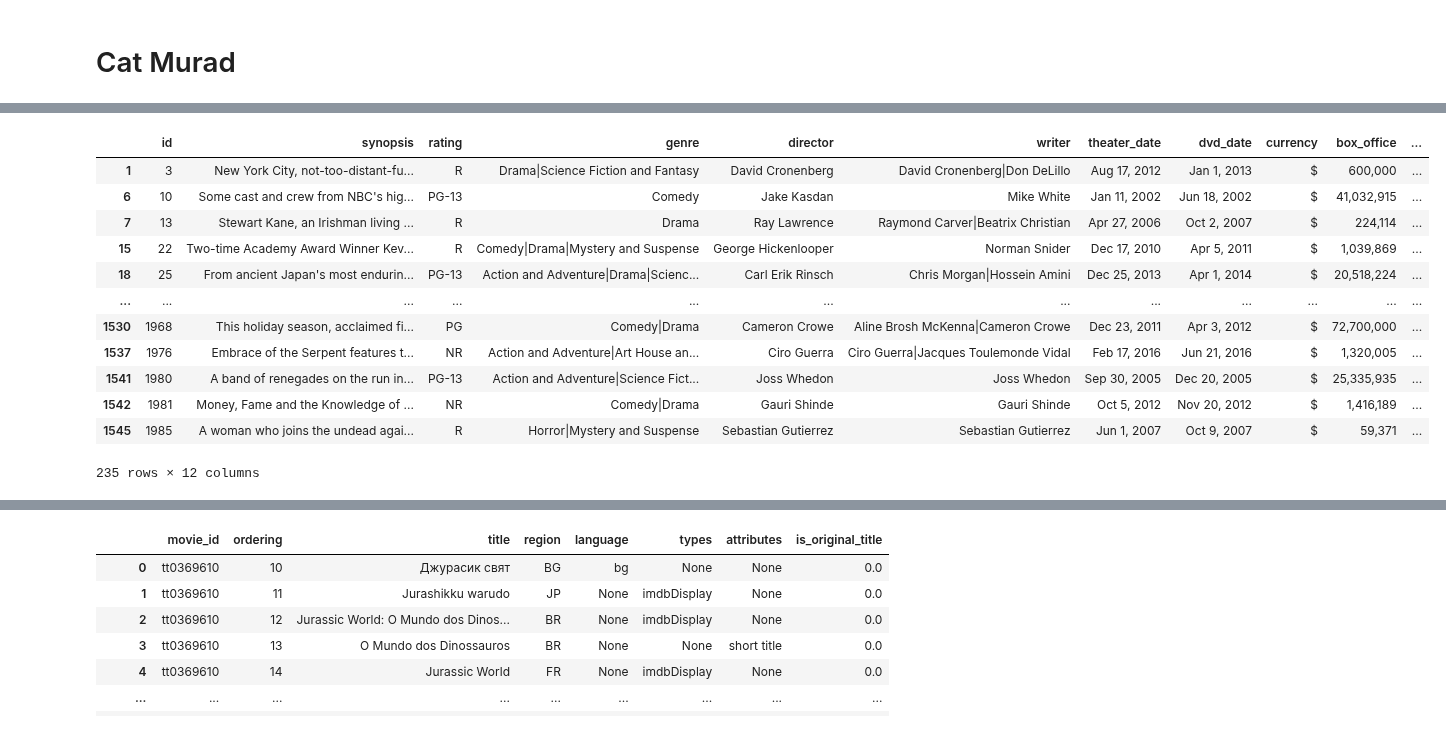
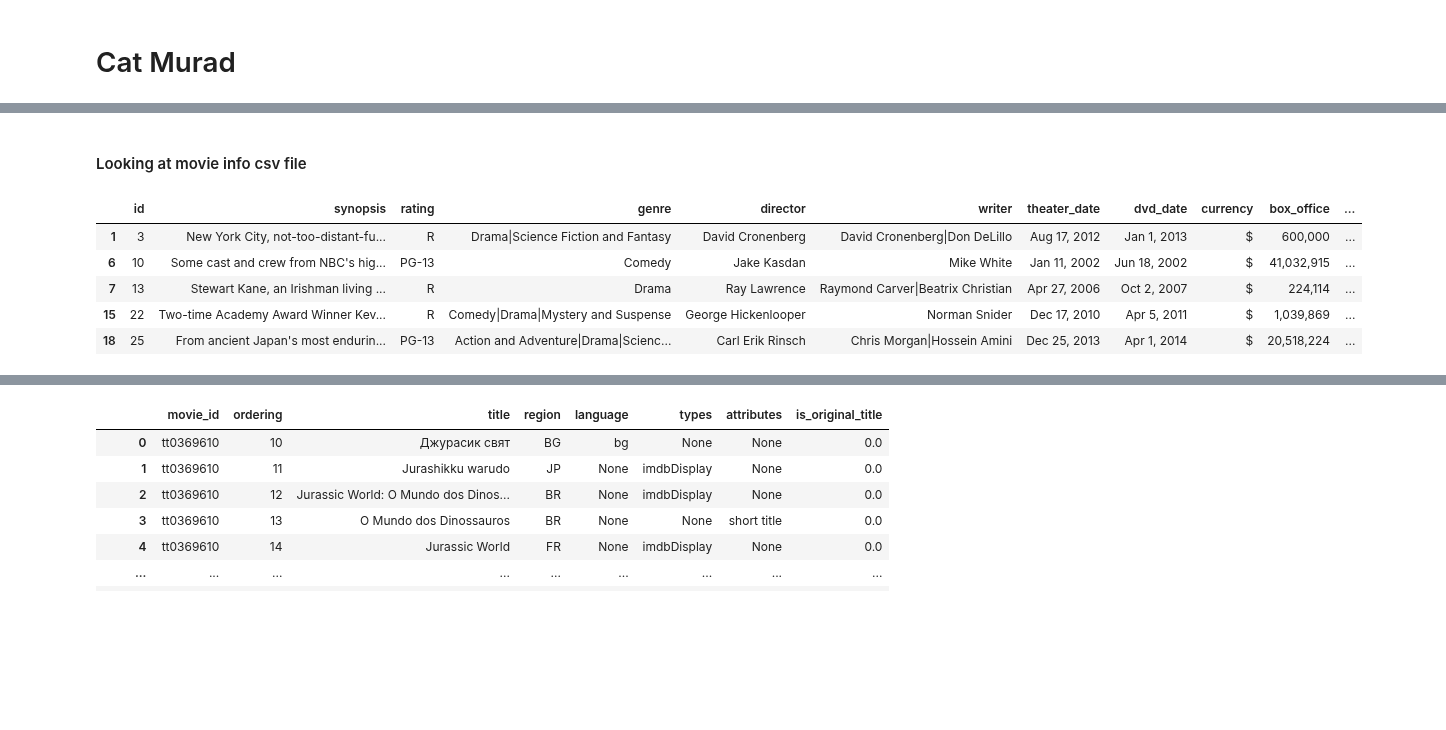
Before and after one commit to mehince/group-1-capstone, a Jupyter notebook: student.ipynb, the cells around one changed output, grey strips where cells are left out. Drawn from its saved outputs; the diff is of its cells as text; code cells hidden in the pictures; blank space fills up the shorter version.

```diff
--- a/student.ipynb
+++ b/student.ipynb
@@ -36,20 +28,16 @@ df_gross.head()
+# %% [markdown]
+#### Looking at movie info csv file
 # %%
+# read in csv file
 df_info = pd.read_csv('zippedData/rt.movie_info.tsv.gz', delimiter='\t')
+
+# drop null values from dataframe
+df_info.dropna(inplace=True)
 df_info.head()
-df_info.dropna(inplace=True)
-df_info
-#rt.movie_info.tsv.gz
 # %% [output]
 |  | id | synopsis | rating | genre | director | writer | theater_date | dvd_date | currency | box_office | ... |
 | 1 | 3 | New York City, not-too-distant-fu... | R | Drama|Science Fiction and Fantasy | David Cronenberg | David Cronenberg|Don DeLillo | Aug 17, 2012 | Jan 1, 2013 | $ | 600,000 | ... |
 | 6 | 10 | Some cast and crew from NBC's hig... | PG-13 | Comedy | Jake Kasdan | Mike White | Jan 11, 2002 | Jun 18, 2002 | $ | 41,032,915 | ... |
 | 7 | 13 | Stewart Kane, an Irishman living ... | R | Drama | Ray Lawrence | Raymond Carver|Beatrix Christian | Apr 27, 2006 | Oct 2, 2007 | $ | 224,114 | ... |
 | 15 | 22 | Two-time Academy Award Winner Kev... | R | Comedy|Drama|Mystery and Suspense | George Hickenlooper | Norman Snider | Dec 17, 2010 | Apr 5, 2011 | $ | 1,039,869 | ... |
 | 18 | 25 | From ancient Japan's most endurin... | PG-13 | Action and Adventure|Drama|Scienc... | Carl Erik Rinsch | Chris Morgan|Hossein Amini | Dec 25, 2013 | Apr 1, 2014 | $ | 20,518,224 | ... |
-| ... | ... | ... | ... | ... | ... | ... | ... | ... | ... | ... | ... |
-| 1530 | 1968 | This holiday season, acclaimed fi... | PG | Comedy|Drama | Cameron Crowe | Aline Brosh McKenna|Cameron Crowe | Dec 23, 2011 | Apr 3, 2012 | $ | 72,700,000 | ... |
-| 1537 | 1976 | Embrace of the Serpent features t... | NR | Action and Adventure|Art House an... | Ciro Guerra | Ciro Guerra|Jacques Toulemonde Vidal | Feb 17, 2016 | Jun 21, 2016 | $ | 1,320,005 | ... |
-| 1541 | 1980 | A band of renegades on the run in... | PG-13 | Action and Adventure|Science Fict... | Joss Whedon | Joss Whedon | Sep 30, 2005 | Dec 20, 2005 | $ | 25,335,935 | ... |
-| 1542 | 1981 | Money, Fame and the Knowledge of ... | NR | Comedy|Drama | Gauri Shinde | Gauri Shinde | Oct 5, 2012 | Nov 20, 2012 | $ | 1,416,189 | ... |
-| 1545 | 1985 | A woman who joins the undead agai... | R | Horror|Mystery and Suspense | Sebastian Gutierrez | Sebastian Gutierrez | Jun 1, 2007 | Oct 9, 2007 | $ | 59,371 | ... |
-235 rows × 12 columns
```
Also changed, not shown: parts of 16 cells of this notebook.
